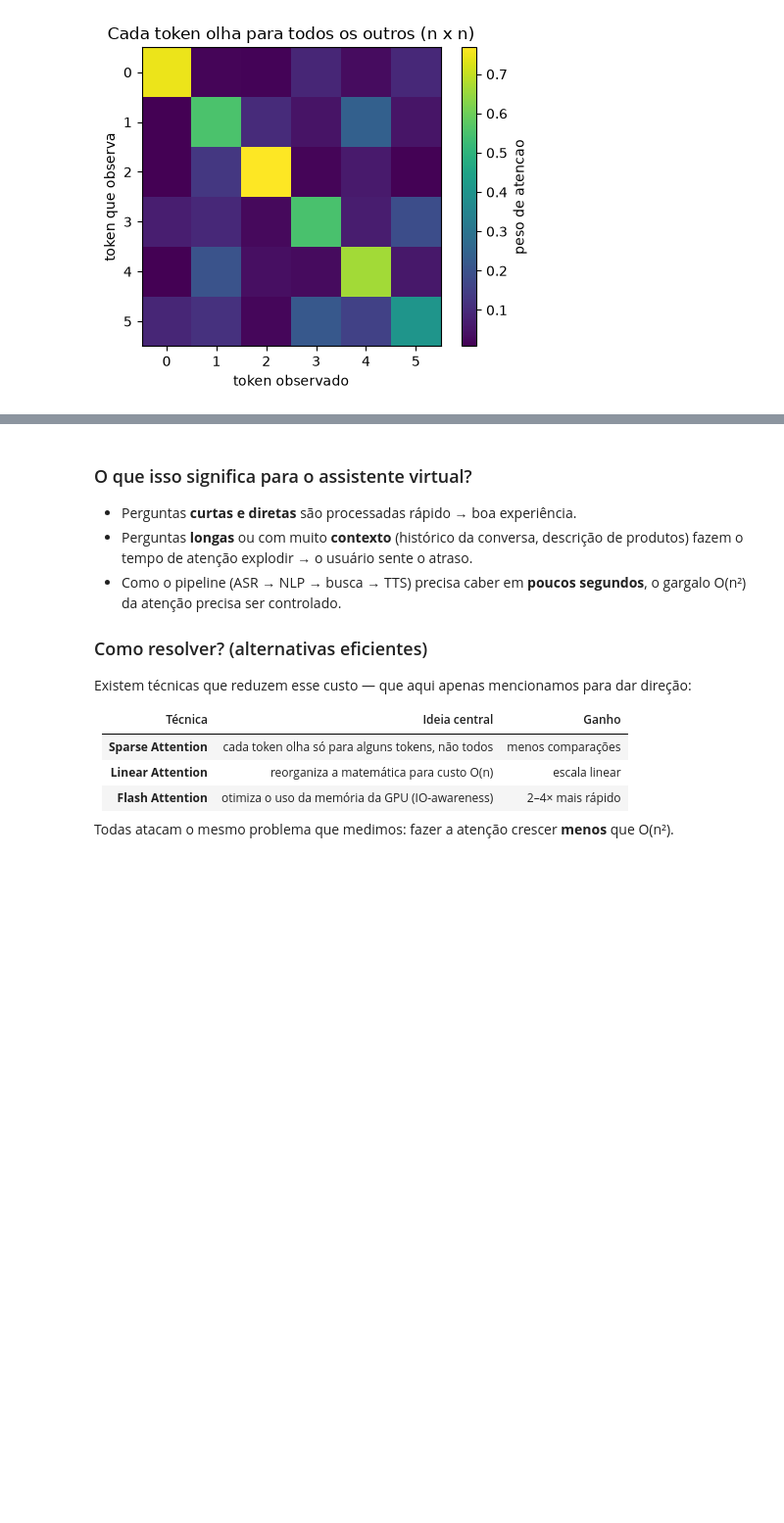
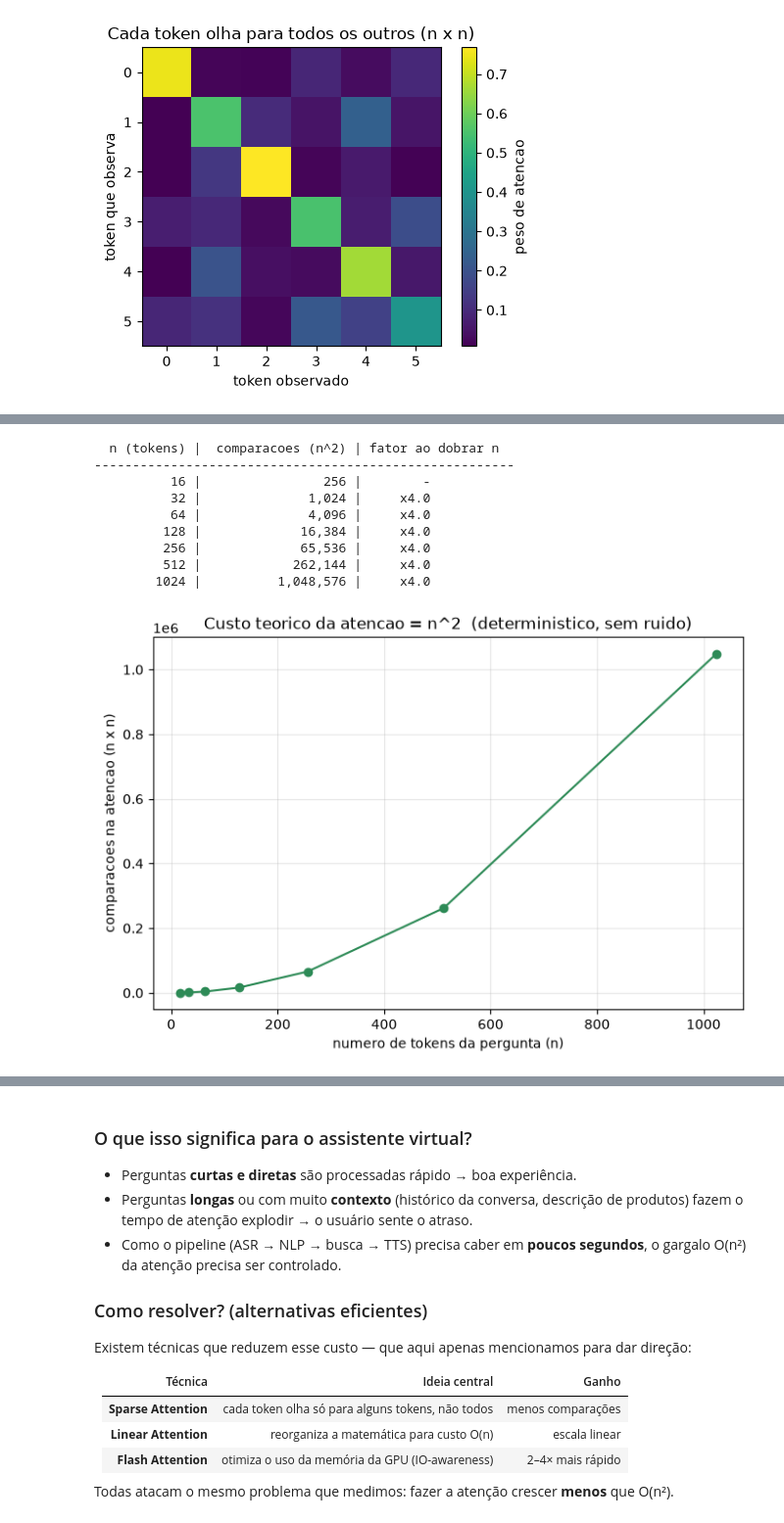
Before and after one commit to mrfiliputti/fiap-mlet-latencia-performance-modelos, a Jupyter notebook: 02_desafios_performance_nlp_audio/notebooks/00_assistente_virtual_latencia.ipynb, the cells around one changed output, grey strips where cells are left out. Shown at 98% size. Saved outputs shown, nothing was run; the diff lists cells and outputs as text; code cells hidden in the pictures; blank space fills up the shorter version.

```diff
--- a/02_desafios_performance_nlp_audio/notebooks/00_assistente_virtual_latencia.ipynb
+++ b/02_desafios_performance_nlp_audio/notebooks/00_assistente_virtual_latencia.ipynb
@@ -180,3 +284,47 @@ Agora o experimento central. Vamos simular perguntas de tamanhos diferentes (em
 
 > 💡 Relação com o caso de uso: uma pergunta curta como *"tênis barato?"* tem poucos tokens; já *"quais tênis de corrida leves, confortáveis e com boa amortização custam menos de 500 reais na loja?"* tem muitos. O segundo caso custa **muito** mais tempo de atenção.
+# %%
+# ==================================================================
+# ETAPA A - CUSTO TEORICO DETERMINISTICO (a prova sem ruido)
+# ==================================================================
+# A matriz de atencao (scores = Q @ K.T) tem exatamente n x n elementos.
+# Isso NAO depende de hardware nem de medicao: e a definicao de O(n^2).
+
+seq_lengths = [16, 32, 64, 128, 256, 512, 1024]
+seq = np.array(seq_lengths)
+
+# Numero de comparacoes token-a-token = n * n = n^2 (uma por celula da matriz).
+comparacoes = seq ** 2
+
+print(f"{'n (tokens)':>12} | {'comparacoes (n^2)':>18} | fator ao dobrar n")
+print("-" * 55)
+anterior = None
+for n, c in zip(seq_lengths, comparacoes):
+    if anterior is None:
+        fator = "-"
+    else:
+        fator = f"x{c / anterior:.1f}"   # ao dobrar n, n^2 sempre multiplica por 4
+    print(f"{n:>12} | {c:>18,} | {fator:>8}")
+    anterior = c
+
+# Grafico do custo teorico: uma parabola perfeita (crescimento quadratico puro).
+plt.figure(figsize=(7, 5))
+plt.plot(seq, comparacoes, "o-", color="seagreen")
+plt.xlabel("numero de tokens da pergunta (n)")
+plt.ylabel("comparacoes na atencao (n x n)")
+plt.title("Custo teorico da atencao = n^2  (deterministico, sem ruido)")
+plt.grid(True, alpha=0.3)
+plt.tight_layout()
+plt.show()
+# %% [output]
+  n (tokens) |  comparacoes (n^2) | fator ao dobrar n
+-------------------------------------------------------
+          16 |                256 |        -
+          32 |              1,024 |     x4.0
+          64 |              4,096 |     x4.0
+         128 |             16,384 |     x4.0
+         256 |             65,536 |     x4.0
+         512 |            262,144 |     x4.0
+        1024 |          1,048,576 |     x4.0
+[figure, added]
 # %%
```
Also changed, not shown: parts of 9 cells of this notebook, 14 other files.
